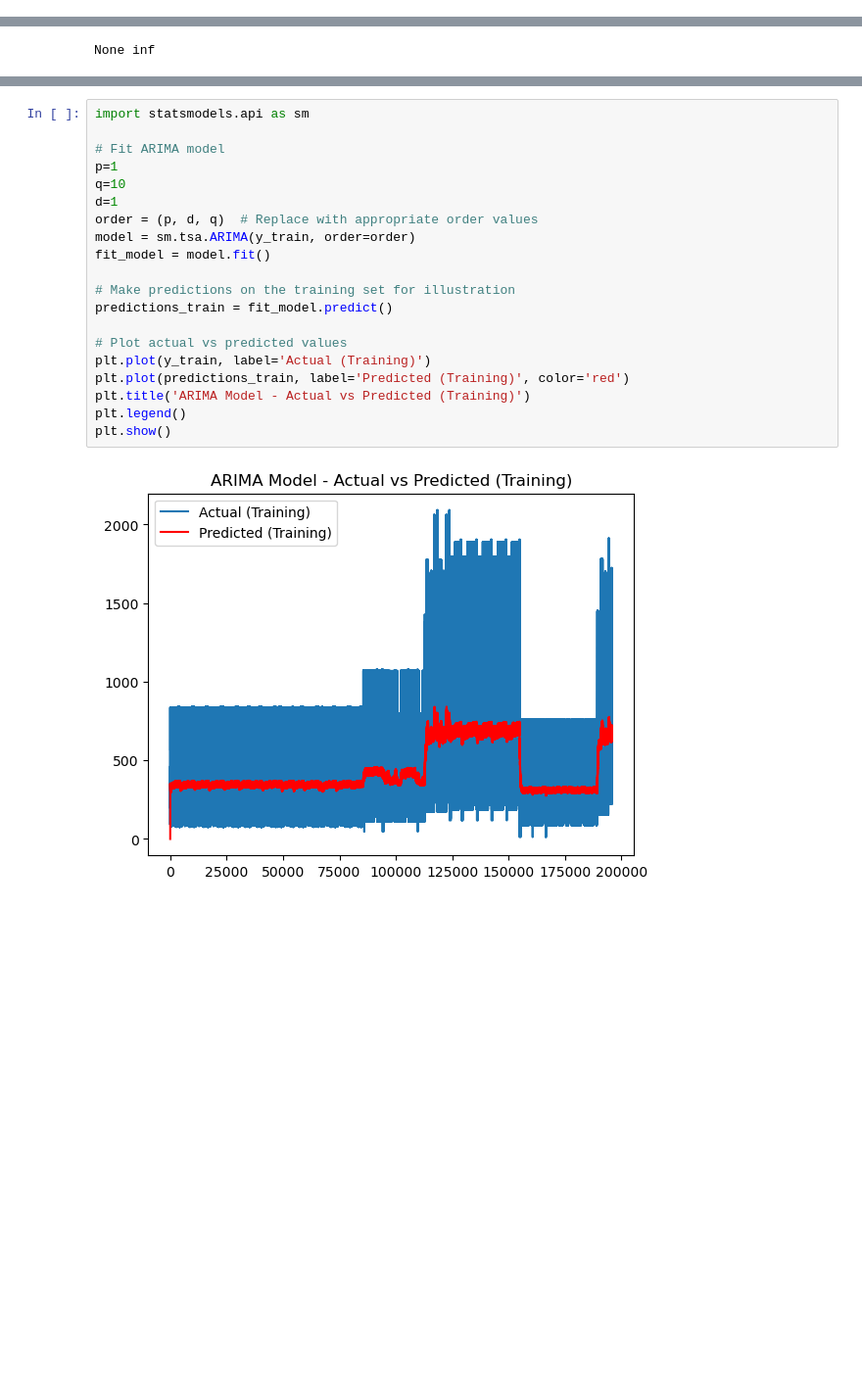
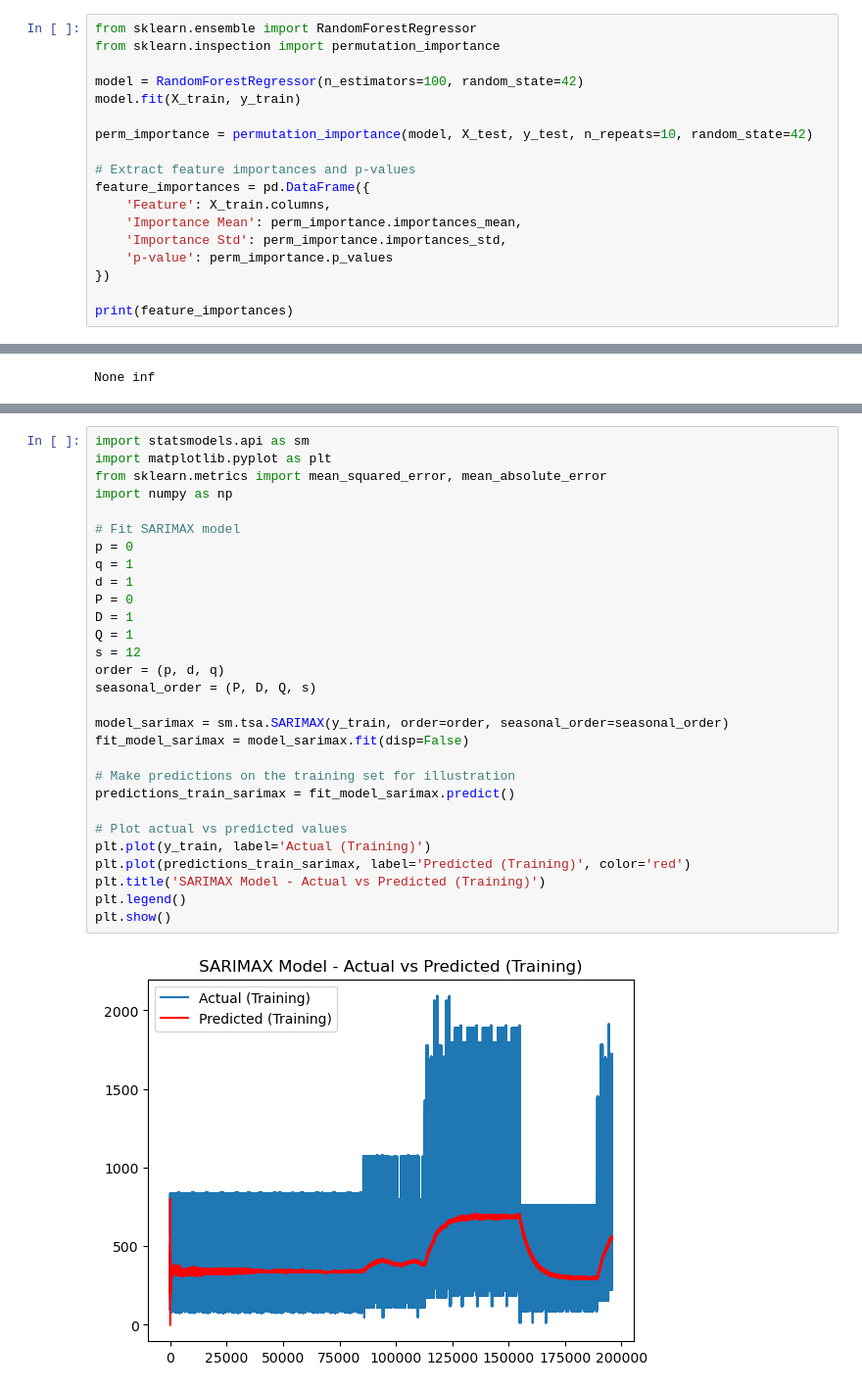
Before and after one commit to FaizalJnu/APRM, a Jupyter notebook: Faiz_ntbk.ipynb, the cells around one changed output, grey strips where cells are left out. Shown at 98% size. Drawn from its saved outputs; the diff is of its cells as text; blank space fills up the shorter version.

Commit message:
Feature refinement step using regression based models

```diff
--- a/Faiz_ntbk.ipynb
+++ b/Faiz_ntbk.ipynb
@@ -194,3 +194,21 @@ Covariance Type:                  nonrobust
 17025    450.703913
 17026    393.044609
 Length: 17027, dtype: float64
+# %%
+from sklearn.ensemble import RandomForestRegressor
+from sklearn.inspection import permutation_importance
+
+model = RandomForestRegressor(n_estimators=100, random_state=42)
+model.fit(X_train, y_train)
+
+perm_importance = permutation_importance(model, X_test, y_test, n_repeats=10, random_state=42)
+
+# Extract feature importances and p-values
+feature_importances = pd.DataFrame({
+    'Feature': X_train.columns,
+    'Importance Mean': perm_importance.importances_mean,
+    'Importance Std': perm_importance.importances_std,
+    'p-value': perm_importance.p_values
+})
+
+print(feature_importances)
@@ -494,24 +461,33 @@ Final Work of the generation and testing using ARIMA model.
 # %%
 import statsmodels.api as sm
+import matplotlib.pyplot as plt
+from sklearn.metrics import mean_squared_error, mean_absolute_error
+import numpy as np
 
-# Fit ARIMA model
-p=1
-q=10
-d=1
-order = (p, d, q)  # Replace with appropriate order values
-model = sm.tsa.ARIMA(y_train, order=order)
-fit_model = model.fit()
+# Fit SARIMAX model
+p = 0
+q = 1
+d = 1
+P = 0
+D = 1
+Q = 1
+s = 12
+order = (p, d, q)
+seasonal_order = (P, D, Q, s)
+
+model_sarimax = sm.tsa.SARIMAX(y_train, order=order, seasonal_order=seasonal_order)
+fit_model_sarimax = model_sarimax.fit(disp=False)
 
 # Make predictions on the training set for illustration
-predictions_train = fit_model.predict()
+predictions_train_sarimax = fit_model_sarimax.predict()
 
 # Plot actual vs predicted values
 plt.plot(y_train, label='Actual (Training)')
-plt.plot(predictions_train, label='Predicted (Training)', color='red')
-plt.title('ARIMA Model - Actual vs Predicted (Training)')
+plt.plot(predictions_train_sarimax, label='Predicted (Training)', color='red')
+plt.title('SARIMAX Model - Actual vs Predicted (Training)')
 plt.legend()
 plt.show()
 # %% [output]
-[figure, old version]
+[figure, new version]
 # %%
 # Forecast next 3 months
```
Also changed, not shown: parts of 7 cells of this notebook, 1 other file.
